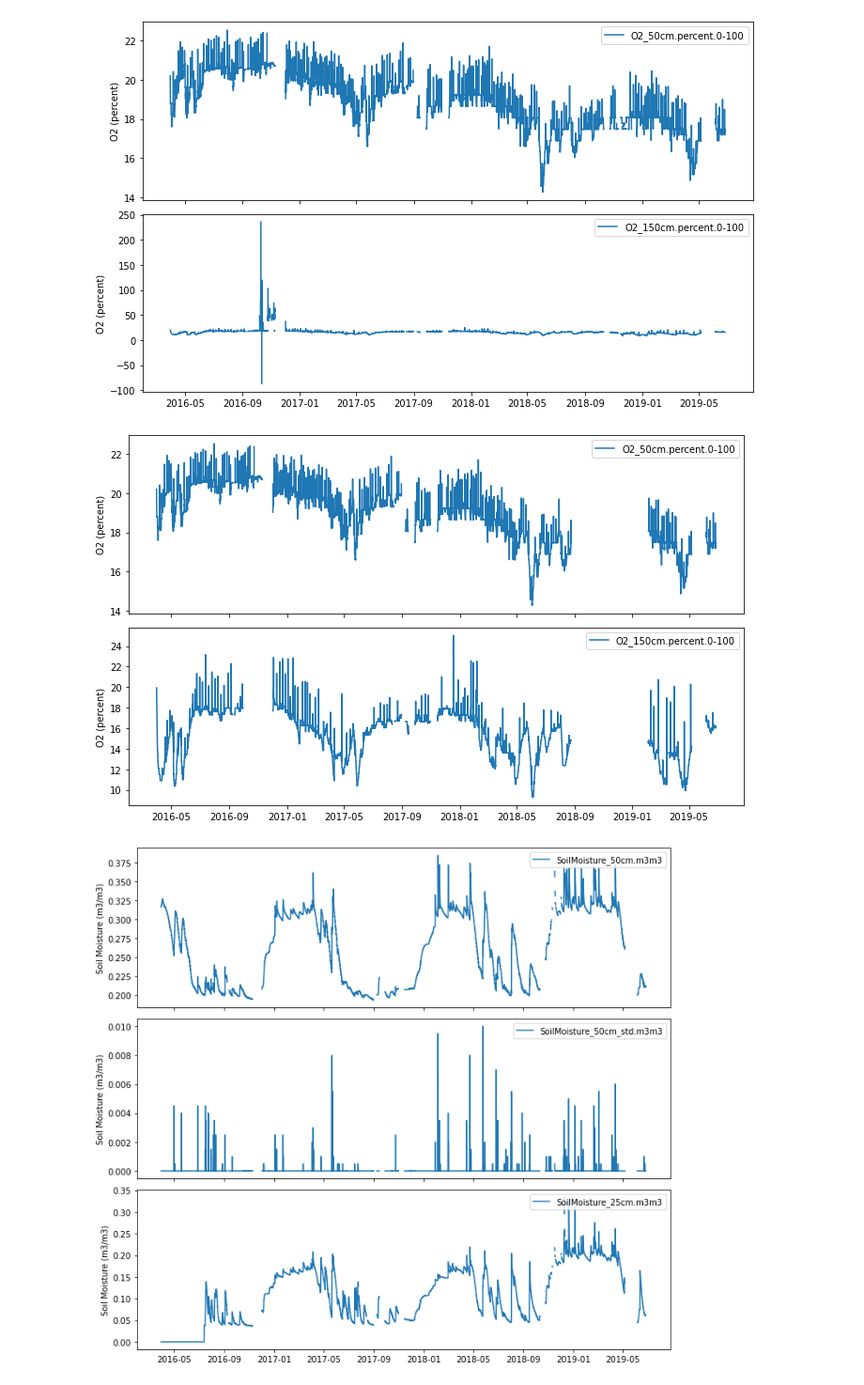
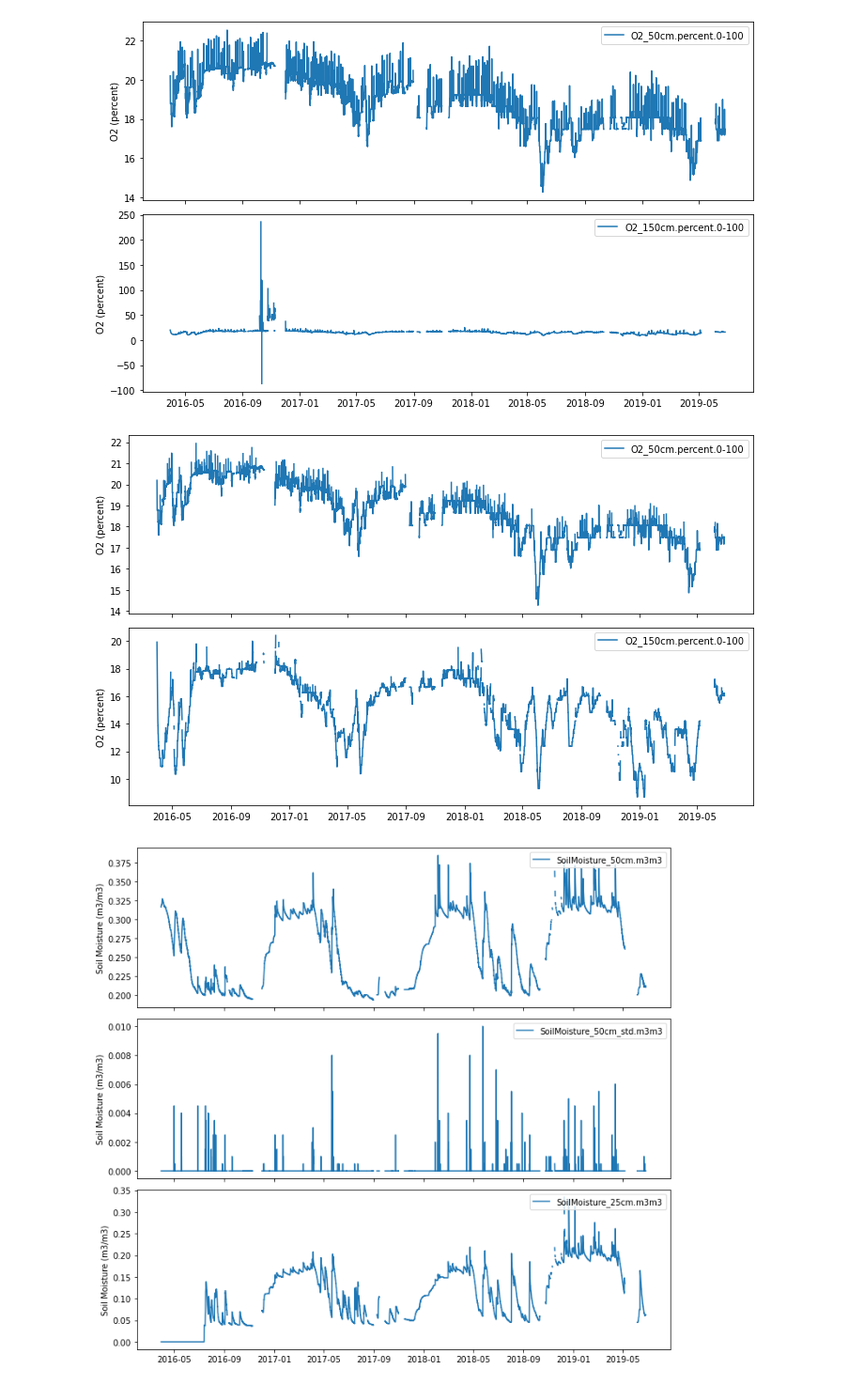
Before and after one commit to mberghouse/CO2-Data, a Jupyter notebook: python_processing/Calhoun_CZO/R1H1.ipynb, the cells around one changed output. Shown at 94% size. Cells and saved outputs as stored; diff of their text form; code cells hidden in the pictures.

Commit message:
Added remove_spikes function (removing noise) to R1H1

```diff
--- a/python_processing/Calhoun_CZO/R1H1.ipynb
+++ b/python_processing/Calhoun_CZO/R1H1.ipynb
@@ -110,20 +136,23 @@ plot_cols(o2_cols, ylabel='O2 (percent)');
 # %% [output]
 [figure]
-# %%
-start_remove2 = pd.to_datetime('2016-09-30')
-end_remove2 = pd.to_datetime('2016-12-02')
-df['O2_50cm.percent.0-100']=df['O2_50cm.percent.0-100'].loc[(df.index < start_remove) | (df.index > end_remove)]
-df['O2_150cm.percent.0-100']=df['O2_150cm.percent.0-100'].loc[ (df.index < start_remove) | (df.index > end_remove)]
-
-df['O2_150cm.percent.0-100']=df['O2_150cm.percent.0-100'].loc[(df.index < start_remove2) | (df.index > end_remove2)]
-
-df=df.drop(columns='pct_O2_150cm_Std')
-df=df.drop(columns='pct_O2_50cm_Std')
+# %%
+# Remove values greater than 23% (originally used at 50%, but this seems better)
+# and less than 0%
+df.loc[df['O2_150cm.percent.0-100'] > 23, 'O2_150cm.percent.0-100'] = np.nan
+df.loc[df['O2_150cm.percent.0-100'] < 0, 'O2_150cm.percent.0-100'] = np.nan
+
+# Remove spikes using the default values (could play around with window and threshold
+# to get even better results on the first series)
+remove_spikes(df, 'O2_150cm.percent.0-100', window=7, threshold=1)
+remove_spikes(df, 'O2_50cm.percent.0-100', window=7, threshold=1)
+
+df.drop(columns='pct_O2_150cm_Std', inplace=True)
+df.drop(columns='pct_O2_50cm_Std', inplace=True)
 # %%
 o2_cols = [col for col in df.columns if col[:2] == 'O2']
-plot_cols(o2_cols, ylabel='O2 (percent)');
+fig, ax = plot_cols(o2_cols, ylabel='O2 (percent)')
 # %% [output]
-[figure, old version]
+[figure, new version]
 # %%
 sm_cols = [col for col in df.columns if 'SoilMoisture' in col]
 plot_cols(sm_cols, ylabel='Soil Moisture (m3/m3)');
```
Also changed, not shown: parts of 6 cells of this notebook, 1 other file.
